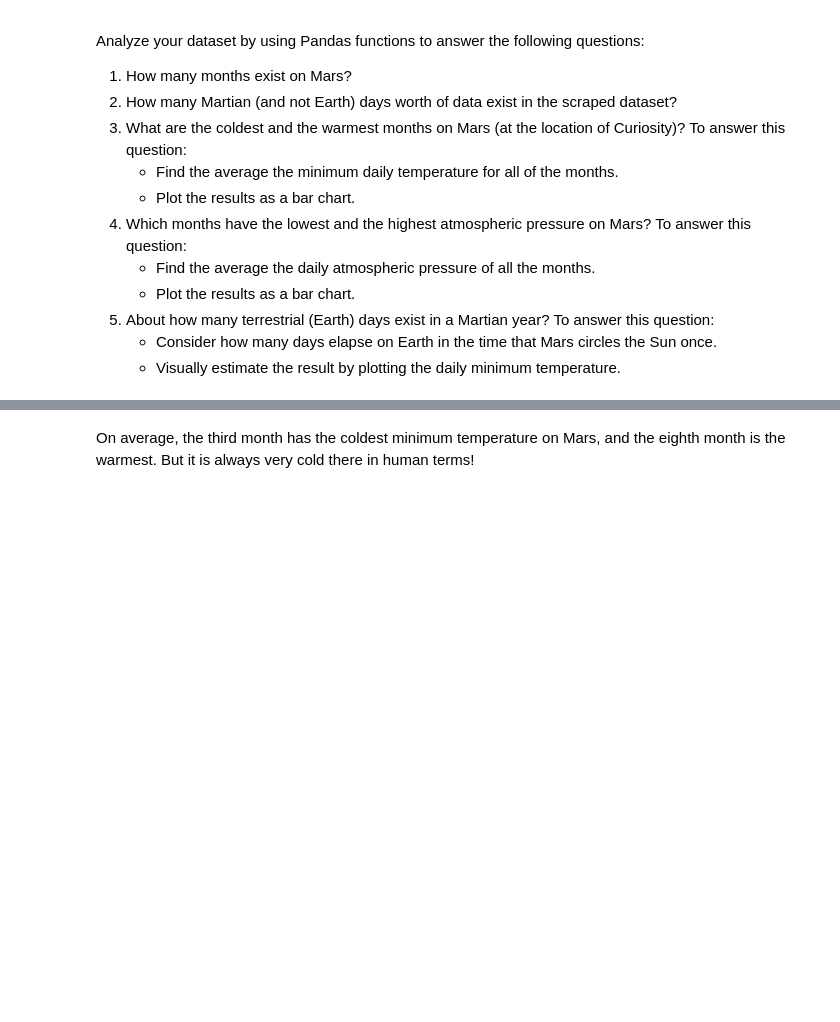
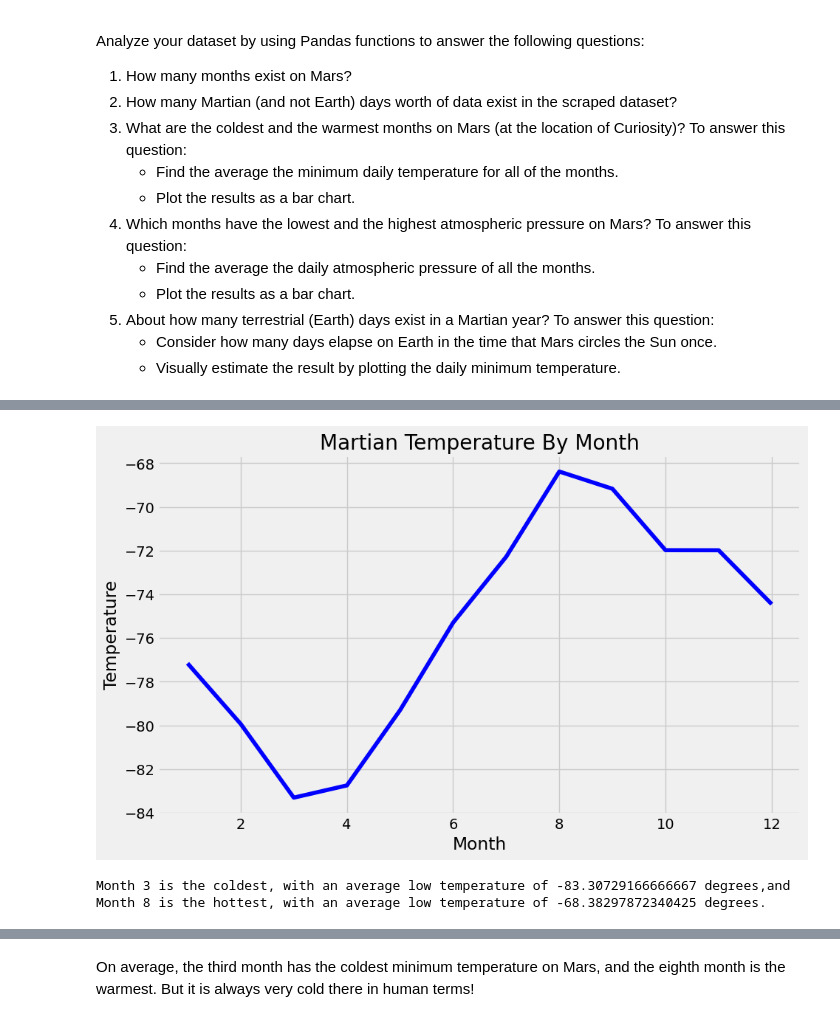
Before and after one commit to equitymarkets/web-scraping-challenge, a Jupyter notebook: Challenge/part_2_mars_weather.ipynb, the cells around one changed output, grey strips where cells are left out. Cells and saved outputs as stored; diff of their text form; code cells hidden in the pictures; blank space fills up the shorter version.

```diff
--- a/Challenge/part_2_mars_weather.ipynb
+++ b/Challenge/part_2_mars_weather.ipynb
@@ -5,6 +5,8 @@
 # Import relevant libraries
 from splinter import Browser
 from bs4 import BeautifulSoup as soup
+from matplotlib import style
+style.use('fivethirtyeight')
 import matplotlib.pyplot as plt
 import pandas as pd
 # %%
@@ -93,2 +100,7 @@ dtype: object
+# %%
+# Change data types for data analysis
+mars_df = mars_df.astype({'id': 'int', 'sol': 'int', 'ls': 'int',
+                          'month': 'int', 'min_temp': 'float', 'pressure': 'float'})
+mars_df['terrestrial_date'] = pd.to_datetime(mars_df['terrestrial_date'], infer_datetime_format = True)
 # %%
 # Confirm type changes were successful by examining data types again
@@ -115,2 +165,4 @@ Analyze your dataset by using Pandas functions to answer the following questions
 # %%
 # 3. What is the average low temperature by month?
+min_month_mean = mars_df.groupby(["month"]).mean()["min_temp"]
+min_month_mean
@@ -121,2 +184,22 @@ Analyze your dataset by using Pandas functions to answer the following questions
+# %%
+# Plot the average temperature by month
+ax = min_month_mean.plot(figsize=(10,6), color='blue')
+plt.title("Martian Temperature By Month")
+plt.ylabel('Temperature')
+plt.xlabel('Month')
+plt.show()
+# %% [output]
+[figure, added]
+# %%
+# Identify the coldest and hottest months in Curiosity's location
+mini = min_month_mean.min()
+mini_key = min_month_mean.loc[min_month_mean == mini].index[0]
+maxi = min_month_mean.max()
+maxi_key = min_month_mean.loc[min_month_mean == maxi].index[0]
+
+print(f"Month {mini_key} is the coldest, with an average low temperature of {mini} degrees,\
+and Month {maxi_key} is the hottest, with an average low temperature of {maxi} degrees.")
+# %% [output]
+Month 3 is the coldest, with an average low temperature of -83.30729166666667 degrees,and Month 8 is the hottest, with an average low temperature of -68.38297872340425 degrees.
 # %%
 # 4. Average pressure by Martian month
```
Also changed, not shown: parts of 14 cells of this notebook, 4 other files.
